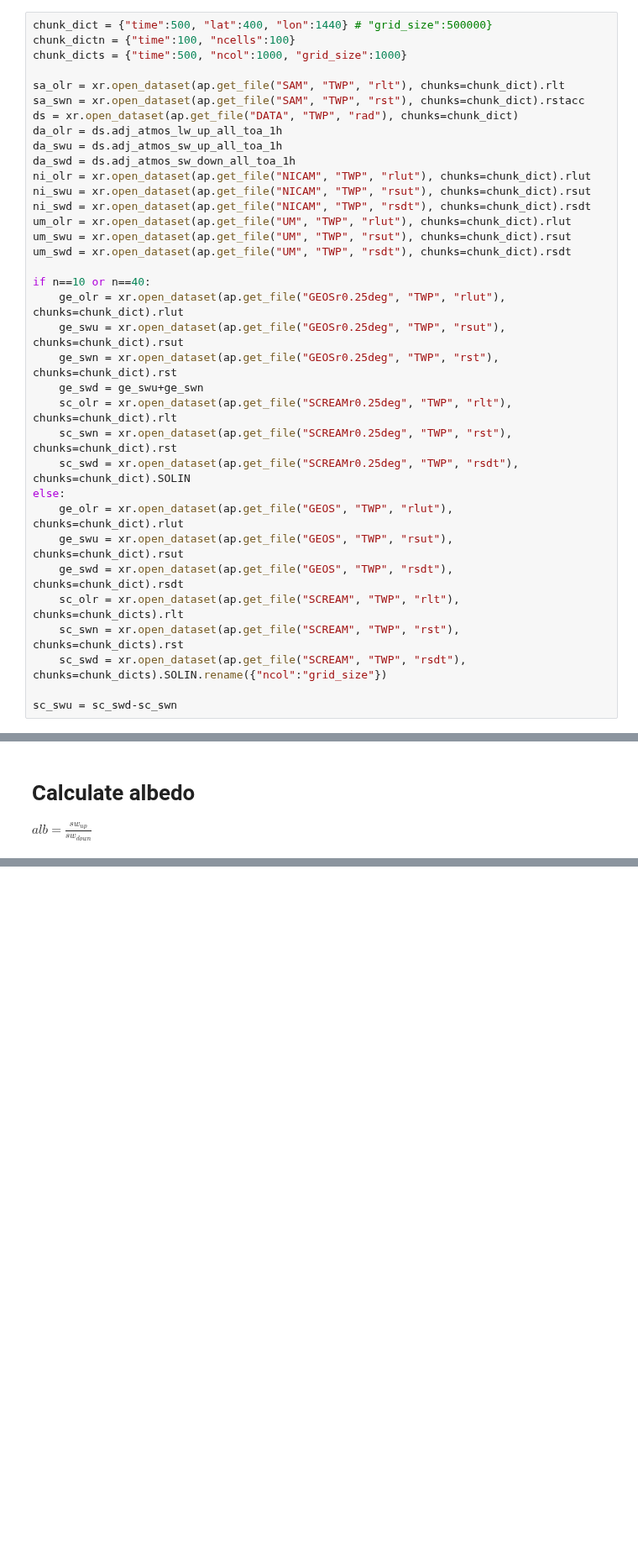
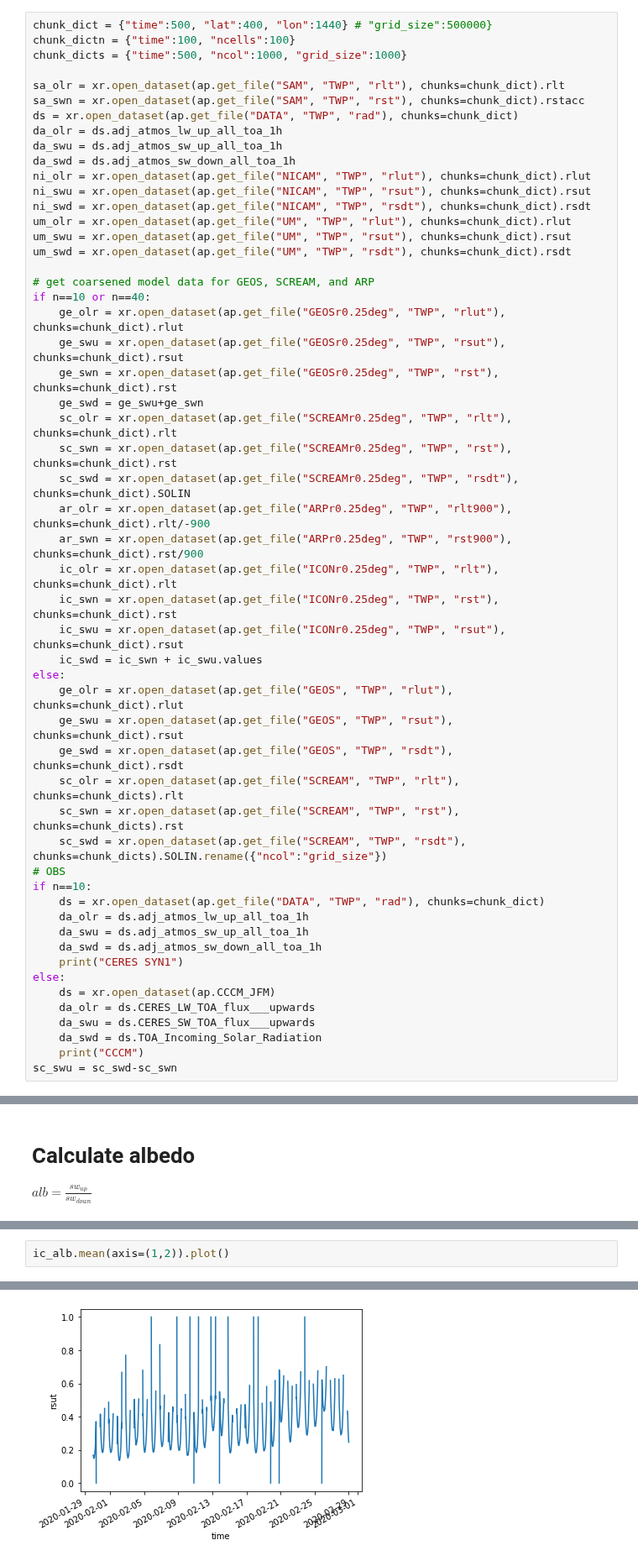
Before and after one commit to smturbev/dyamond2, a Jupyter notebook: python_scripts/joint_hist.ipynb, the cells around one changed output, grey strips where cells are left out. Shown at 84% size. Cells and saved outputs as stored; diff of their text form; blank space fills up the shorter version.

```diff
--- a/python_scripts/joint_hist.ipynb
+++ b/python_scripts/joint_hist.ipynb
@@ -32,6 +36,7 @@ um_olr = xr.open_dataset(ap.get_file("UM", "TWP", "rlut"), chunks=chunk_dict).rl
 um_swu = xr.open_dataset(ap.get_file("UM", "TWP", "rsut"), chunks=chunk_dict).rsut
 um_swd = xr.open_dataset(ap.get_file("UM", "TWP", "rsdt"), chunks=chunk_dict).rsdt
 
+# get coarsened model data for GEOS, SCREAM, and ARP
 if n==10 or n==40:
     ge_olr = xr.open_dataset(ap.get_file("GEOSr0.25deg", "TWP", "rlut"), chunks=chunk_dict).rlut
     ge_swu = xr.open_dataset(ap.get_file("GEOSr0.25deg", "TWP", "rsut"), chunks=chunk_dict).rsut
@@ -40,6 +45,12 @@ if n==10 or n==40:
     sc_olr = xr.open_dataset(ap.get_file("SCREAMr0.25deg", "TWP", "rlt"), chunks=chunk_dict).rlt
     sc_swn = xr.open_dataset(ap.get_file("SCREAMr0.25deg", "TWP", "rst"), chunks=chunk_dict).rst
     sc_swd = xr.open_dataset(ap.get_file("SCREAMr0.25deg", "TWP", "rsdt"), chunks=chunk_dict).SOLIN
+    ar_olr = xr.open_dataset(ap.get_file("ARPr0.25deg", "TWP", "rlt900"), chunks=chunk_dict).rlt/-900
+    ar_swn = xr.open_dataset(ap.get_file("ARPr0.25deg", "TWP", "rst900"), chunks=chunk_dict).rst/900
+    ic_olr = xr.open_dataset(ap.get_file("ICONr0.25deg", "TWP", "rlt"), chunks=chunk_dict).rlt
+    ic_swn = xr.open_dataset(ap.get_file("ICONr0.25deg", "TWP", "rst"), chunks=chunk_dict).rst
+    ic_swu = xr.open_dataset(ap.get_file("ICONr0.25deg", "TWP", "rsut"), chunks=chunk_dict).rsut
+    ic_swd = ic_swn + ic_swu.values
 else:
     ge_olr = xr.open_dataset(ap.get_file("GEOS", "TWP", "rlut"), chunks=chunk_dict).rlut
     ge_swu = xr.open_dataset(ap.get_file("GEOS", "TWP", "rsut"), chunks=chunk_dict).rsut
@@ -47,5 +58,17 @@ else:
     sc_olr = xr.open_dataset(ap.get_file("SCREAM", "TWP", "rlt"), chunks=chunk_dicts).rlt
     sc_swn = xr.open_dataset(ap.get_file("SCREAM", "TWP", "rst"), chunks=chunk_dicts).rst
     sc_swd = xr.open_dataset(ap.get_file("SCREAM", "TWP", "rsdt"), chunks=chunk_dicts).SOLIN.rename({"ncol":"grid_size"})
-
+# OBS
+if n==10:
+    ds = xr.open_dataset(ap.get_file("DATA", "TWP", "rad"), chunks=chunk_dict)
+    da_olr = ds.adj_atmos_lw_up_all_toa_1h
+    da_swu = ds.adj_atmos_sw_up_all_toa_1h
+    da_swd = ds.adj_atmos_sw_down_all_toa_1h
+    print("CERES SYN1")
+else:
+    ds = xr.open_dataset(ap.CCCM_JFM)
+    da_olr = ds.CERES_LW_TOA_flux___upwards
+    da_swu = ds.CERES_SW_TOA_flux___upwards
+    da_swd = ds.TOA_Incoming_Solar_Radiation
+    print("CCCM")
 sc_swu = sc_swd-sc_swn
@@ -165,0 +262,3 @@ da_olr.shape, da_alb.shape, da_swu.shape, da_swd.shape
+# %%
+ic_alb.mean(axis=(1,2)).plot()
+# %% [output]
@@ -165,0 +267 @@ da_olr.shape, da_alb.shape, da_swu.shape, da_swd.shape
+[figure, added]
```
Also changed, not shown: parts of 50 cells of this notebook, 24 other files.
